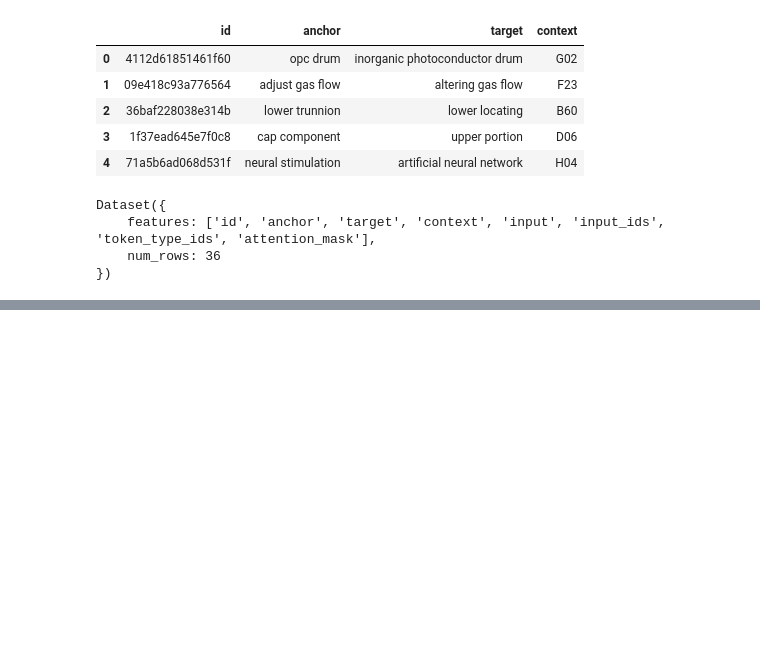
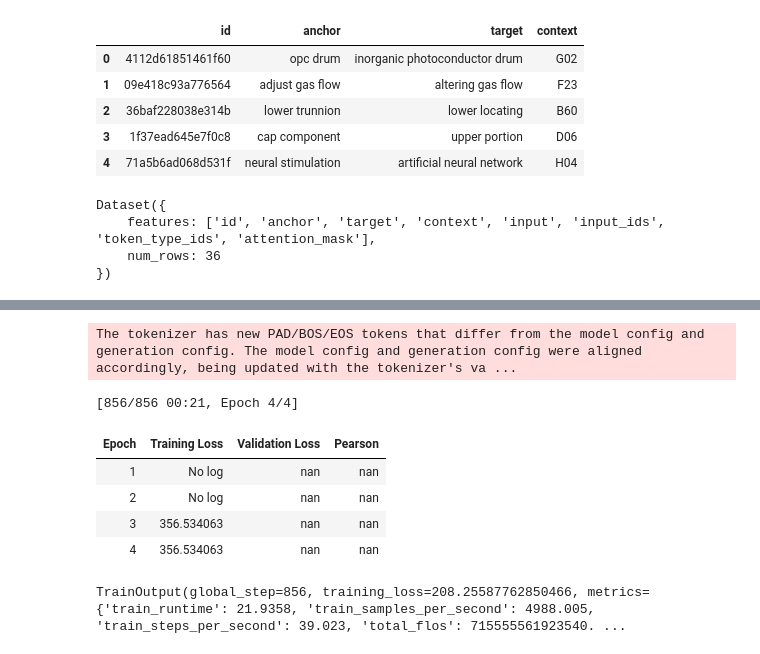
Before and after one commit to devshafi/Practical-DL, a Jupyter notebook: lesson4/nlp_transformers.ipynb, the cells around one changed output, grey strips where cells are left out. Cells and saved outputs as stored; diff of their text form; code cells hidden in the pictures; blank space fills up the shorter version.

Commit message:
added bert training for patent phrase matching

```diff
--- a/lesson4/nlp_transformers.ipynb
+++ b/lesson4/nlp_transformers.ipynb
@@ -347,0 +390,3 @@ Dataset({
+# %%
+bs = 128
+epochs = 4
@@ -347,0 +395,2 @@ Dataset({
+# %%
+lr = 8e-5
@@ -347,0 +399,16 @@ Dataset({
+# %%
+args = TrainingArguments(
+    "outputs",
+    learning_rate=lr,
+    warmup_ratio=0.1,
+    lr_scheduler_type="cosine",
+    # bf16=False,
+    # fp16=False,
+    logging_strategy="epoch",
+    eval_strategy="epoch",
+    per_device_train_batch_size=bs,
+    per_device_eval_batch_size=bs * 2,
+    num_train_epochs=epochs,
+    weight_decay=0.01,
+    report_to="none"
+)
@@ -347,0 +417,15 @@ Dataset({
+# %%
+import torch
+
+model = AutoModelForSequenceClassification.from_pretrained(
+    model_nm, num_labels=1,
+)
+trainer = Trainer(
+    model,
+    args,
+    train_dataset=dds["train"],
+    eval_dataset=dds["test"],
+    processing_class=tokz,
+    compute_metrics=corr_d,
+
+)
@@ -347,0 +450,11 @@ Dataset({
+# %%
+trainer.train()
+# %% [output]
+The tokenizer has new PAD/BOS/EOS tokens that differ from the model config and generation config. The model config and generation config were aligned accordingly, being updated with the tokenizer's va ...
+[856/856 00:21, Epoch 4/4]
+| Epoch | Training Loss | Validation Loss | Pearson |
+| 1 | No log | nan | nan |
+| 2 | No log | nan | nan |
+| 3 | 356.534063 | nan | nan |
+| 4 | 356.534063 | nan | nan |
+TrainOutput(global_step=856, training_loss=208.25587762850466, metrics={'train_runtime': 21.9358, 'train_samples_per_second': 4988.005, 'train_steps_per_second': 39.023, 'total_flos': 715555561923540. ...
```
Also changed, not shown: parts of 18 cells of this notebook, 2 other files.
